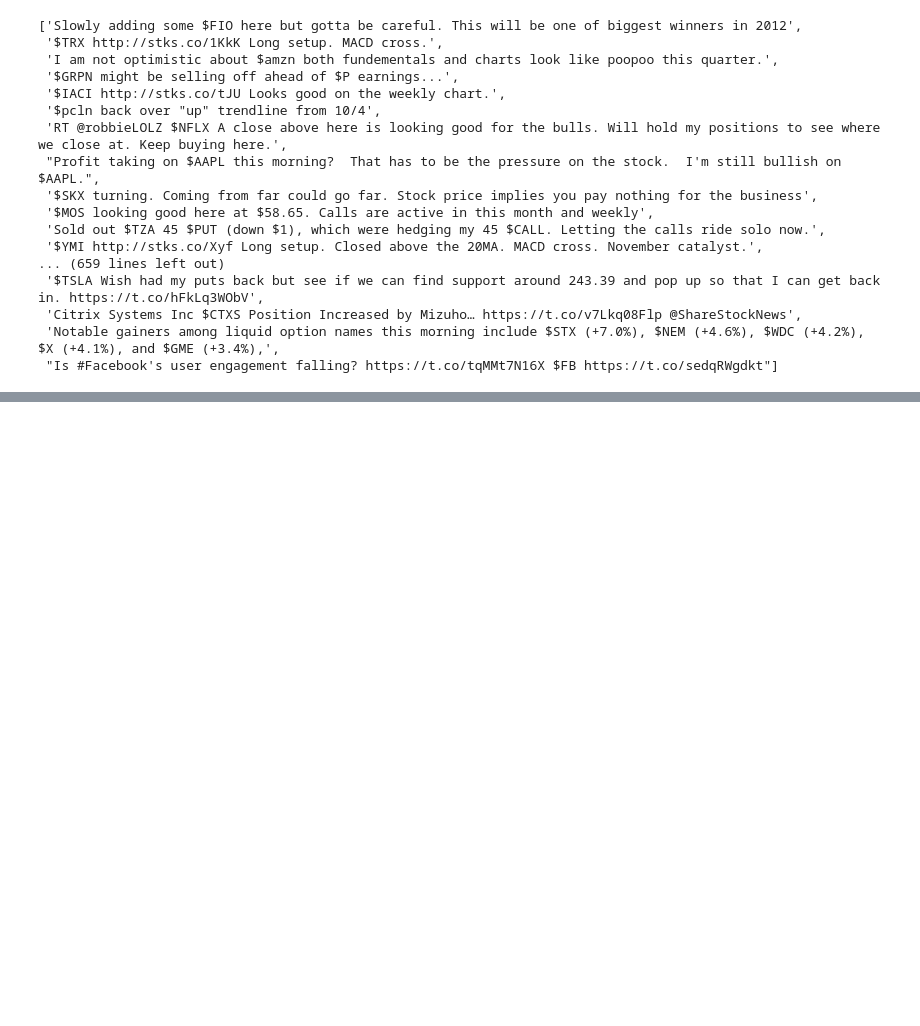
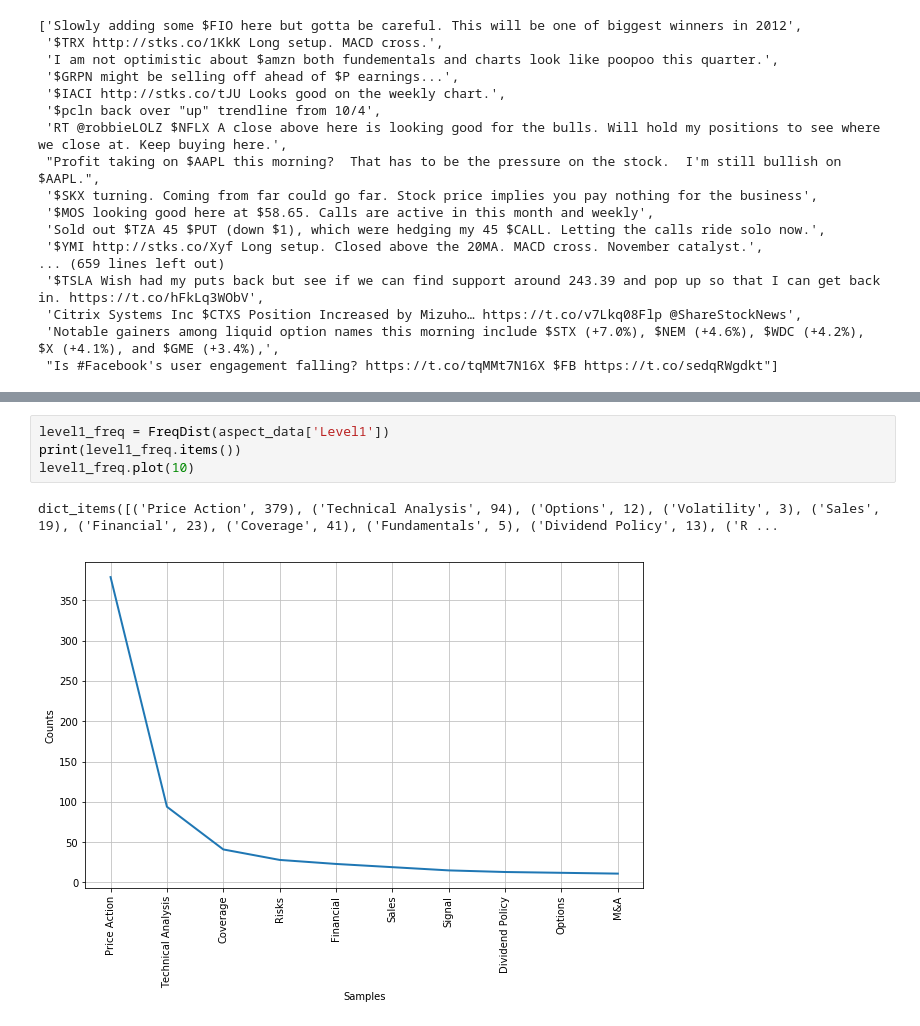
Before and after one commit to Hitkul/Aspect-Based-Sentiment-Analysis, a Jupyter notebook: Aspect_extraction.ipynb, the cells around one changed output, grey strips where cells are left out. Drawn from its saved outputs; the diff is of its cells as text; blank space fills up the shorter version.

```diff
--- a/Aspect_extraction.ipynb
+++ b/Aspect_extraction.ipynb
@@ -54,0 +76,7 @@ aspect_data
+# %%
+level1_freq = FreqDist(aspect_data['Level1'])
+print(level1_freq.items())
+level1_freq.plot(10)
+# %% [output]
+dict_items([('Price Action', 379), ('Technical Analysis', 94), ('Options', 12), ('Volatility', 3), ('Sales', 19), ('Financial', 23), ('Coverage', 41), ('Fundamentals', 5), ('Dividend Policy', 13), ('R ...
+[figure, added]
```
Also changed, not shown: parts of 6 cells of this notebook.
